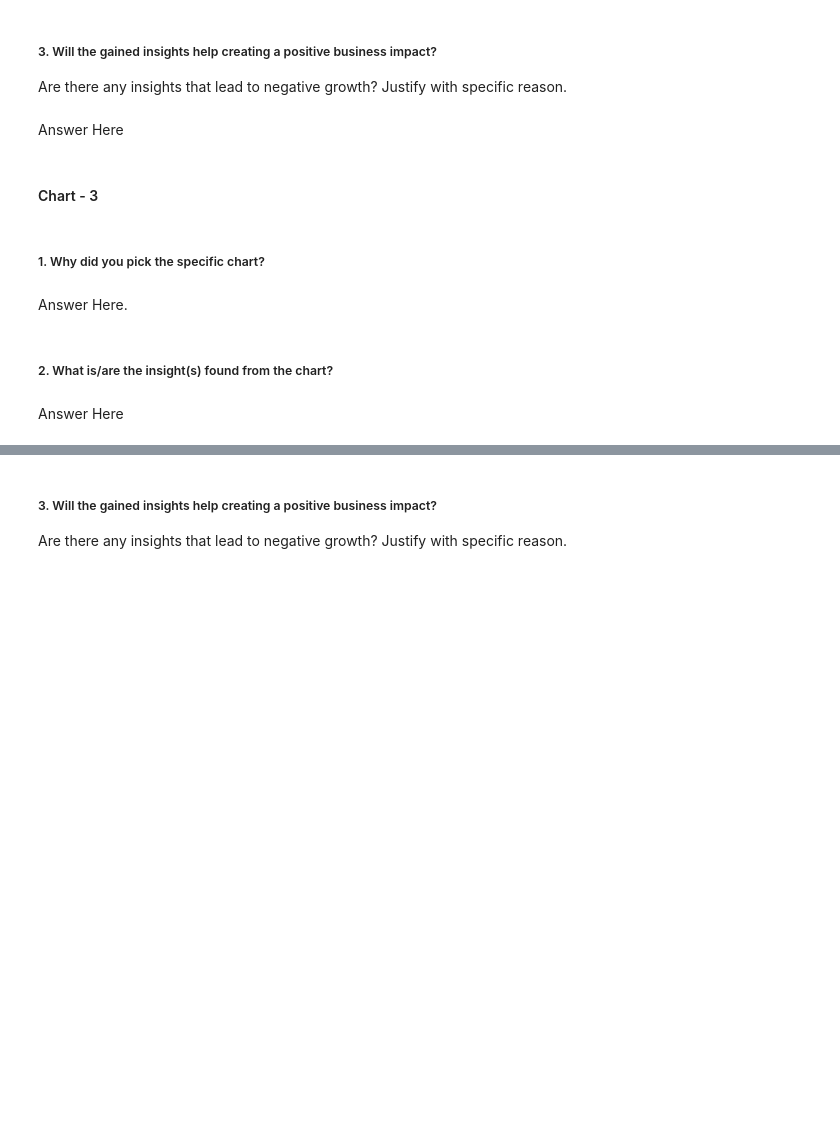
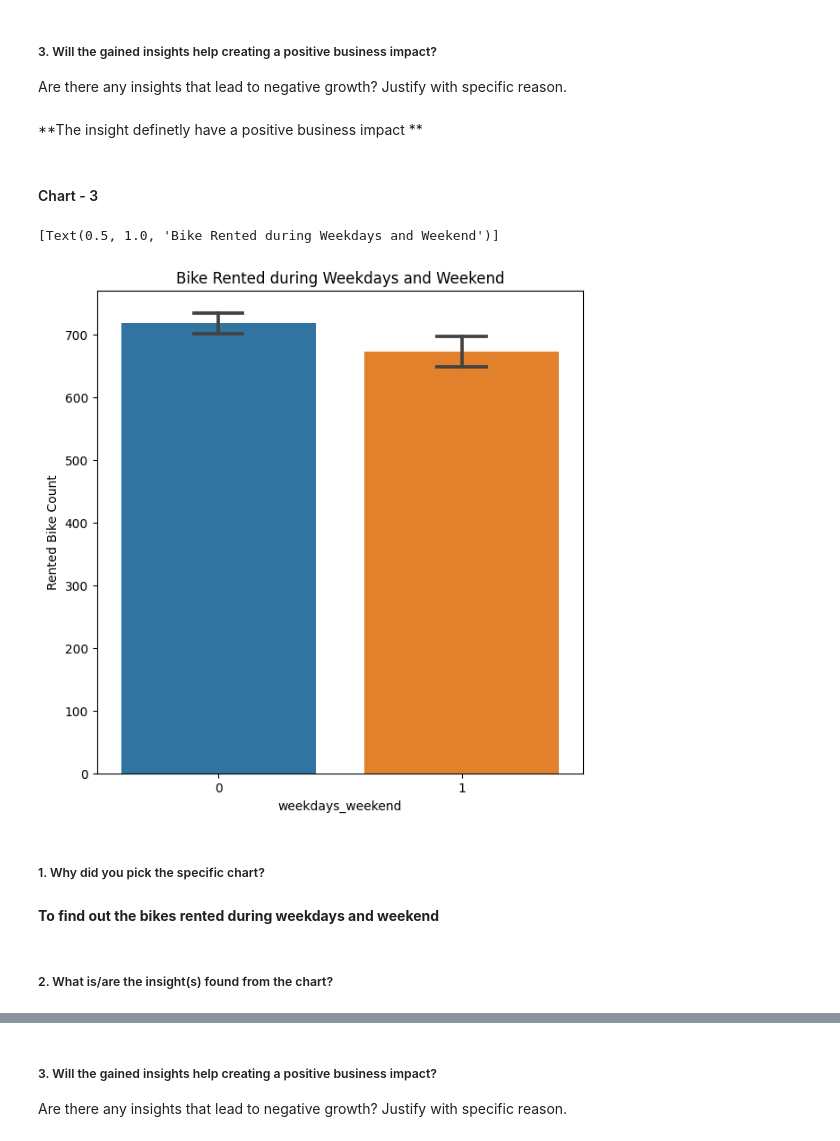
Before and after one commit to AkshayAI007/Predicting-Bike-sharing-demand-using-Machine-learning-, a Jupyter notebook: Seoul Bike Sharing Demand Prediction.ipynb, the cells around one changed output, grey strips where cells are left out. Drawn from its saved outputs; the diff is of its cells as text; code cells hidden in the pictures; blank space fills up the shorter version.

```diff
--- a/Seoul Bike Sharing Demand Prediction.ipynb
+++ b/Seoul Bike Sharing Demand Prediction.ipynb
@@ -475,7 +472,8 @@ Answer Here
 # %% [markdown]
 ##### 3. Will the gained insights help creating a positive business impact?
 Are there any insights that lead to negative growth? Justify with specific reason.
-# %% [markdown]
-Answer Here
+# %% [markdown]
+
+**The insight definetly have a positive business impact **
 # %% [markdown]
 #### Chart - 3
@@ -484,8 +480,15 @@ Answer Here
+# %%
+# Chart - 3 visualization code
+fig,ax=plt.subplots(figsize=(7,7))
+sns.barplot(data=data, x='weekdays_weekend' , y='Rented Bike Count', ax=ax, capsize=.2)
+
+ax.set(title='Bike Rented during Weekdays and Weekend')
+# %% [output]
+[Text(0.5, 1.0, 'Bike Rented during Weekdays and Weekend')]
+[figure, added]
 # %% [markdown]
 ##### 1. Why did you pick the specific chart?
-# %% [markdown]
-Answer Here.
+# %% [markdown]
+**To find out the bikes rented during weekdays and weekend**
 # %% [markdown]
 ##### 2. What is/are the insight(s) found from the chart?
-# %% [markdown]
-Answer Here
```
Also changed, not shown: parts of 43 cells of this notebook.
